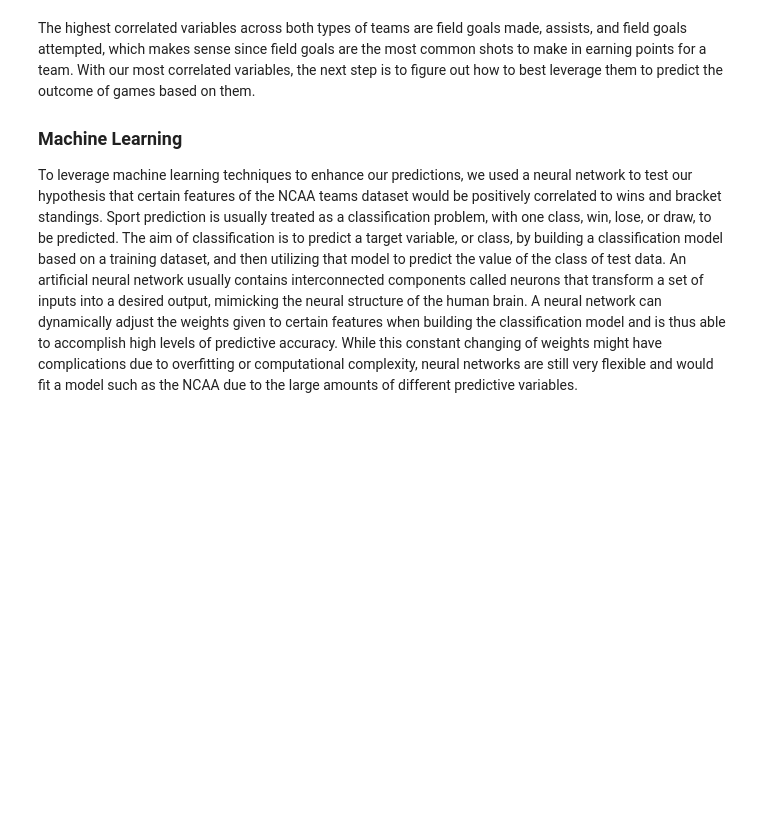
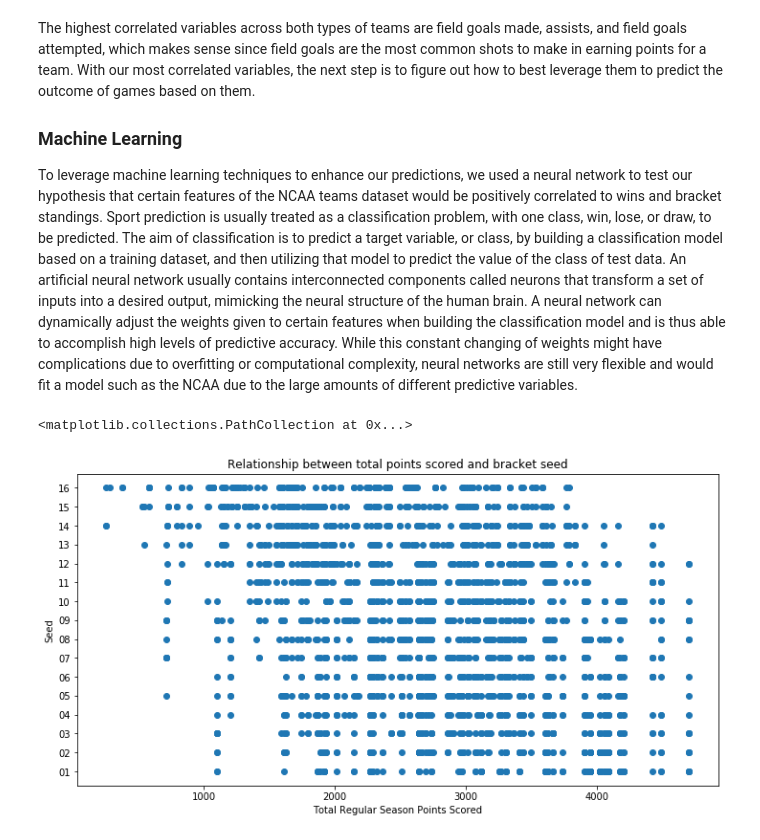
Before and after one commit to puvvadakc/NCAA2k19Predictions, a Jupyter notebook: testing/Resource.ipynb, the cells around one changed output. Cells and saved outputs as stored; diff of their text form; code cells hidden in the pictures; blank space fills up the shorter version.

Commit message:
Added another visualization for seeding, changed regression to classification

```diff
--- a/testing/Resource.ipynb
+++ b/testing/Resource.ipynb
@@ -86,3 +87,32 @@ The highest correlated variables across both types of teams are field goals made
 ### Machine Learning
 
 To leverage machine learning techniques to enhance our predictions, we used a neural network to test our hypothesis that certain features of the NCAA teams dataset would be positively correlated to wins and bracket standings. Sport prediction is usually treated as a classification problem, with one class, win, lose, or draw, to be predicted. The aim of classification is to predict a target variable, or class, by building a classification model based on a training dataset, and then utilizing that model to predict the value of the class of test data. An artificial neural network usually contains interconnected components called neurons that transform a set of inputs into a desired output, mimicking the neural structure of the human brain. A neural network can dynamically adjust the weights given to certain features when building the classification model and is thus able to accomplish high levels of predictive accuracy. While this constant changing of weights might have complications due to overfitting or computational complexity, neural networks are still very flexible and would fit a model such as the NCAA due to the large amounts of different predictive variables.
+# %%
+seeds = pd.read_csv('data/NCAATourneySeeds.csv')
+compact = pd.read_csv('data/RegularSeasonCompactResults.csv')
+
+# make composite table of all season stats
+defStats = compact.loc[compact['Season'] == 2018]
+TeamStats = defStats.groupby('WTeamID').sum()
+#print(TeamStats)
+TeamStats['totalScore'] = TeamStats['WScore'] + TeamStats['LScore']
+TeamStats = TeamStats.drop(columns=['DayNum', 'Season', 'WScore', 'LTeamID', 'LScore', 'NumOT'])
+TeamStats.reset_index(level=0, inplace=True)
+TeamStats.columns = ['TeamID', 'totalScore']
+TeamStats = TeamStats.merge(seeds, on='TeamID')
+TeamStats = TeamStats.sort_values(by=['Seed'])
+
+def removeChars(seed):
+    return re.sub('[^0-9]','', seed)
+
+TeamStats['Seed'] = TeamStats['Seed'].apply(removeChars)
+
+
+plt.figure(figsize=(12,6))
+plt.xlabel('Total Regular Season Points Scored')
+plt.ylabel('Seed')
+plt.title('Relationship between total points scored and bracket seed')
+plt.scatter(TeamStats['totalScore'], TeamStats['Seed'])
+# %% [output]
+<matplotlib.collections.PathCollection at 0x...>
+[figure, added]
```
Also changed, not shown: parts of 1 cell of this notebook, 1 other file.
